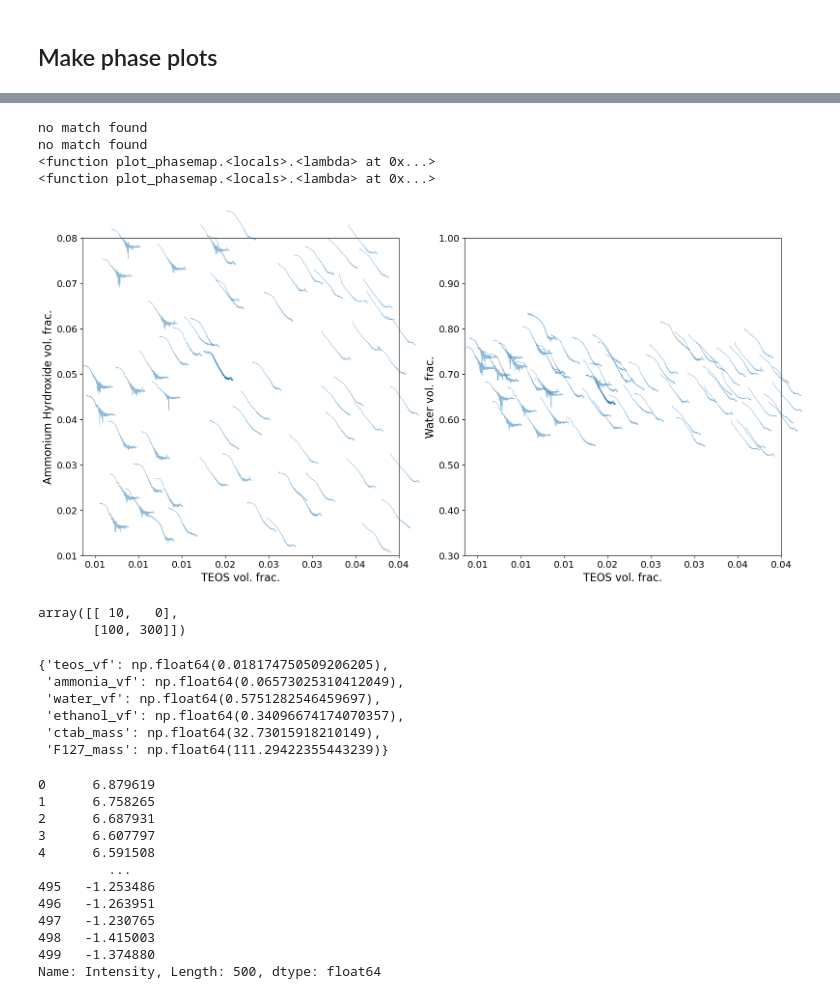
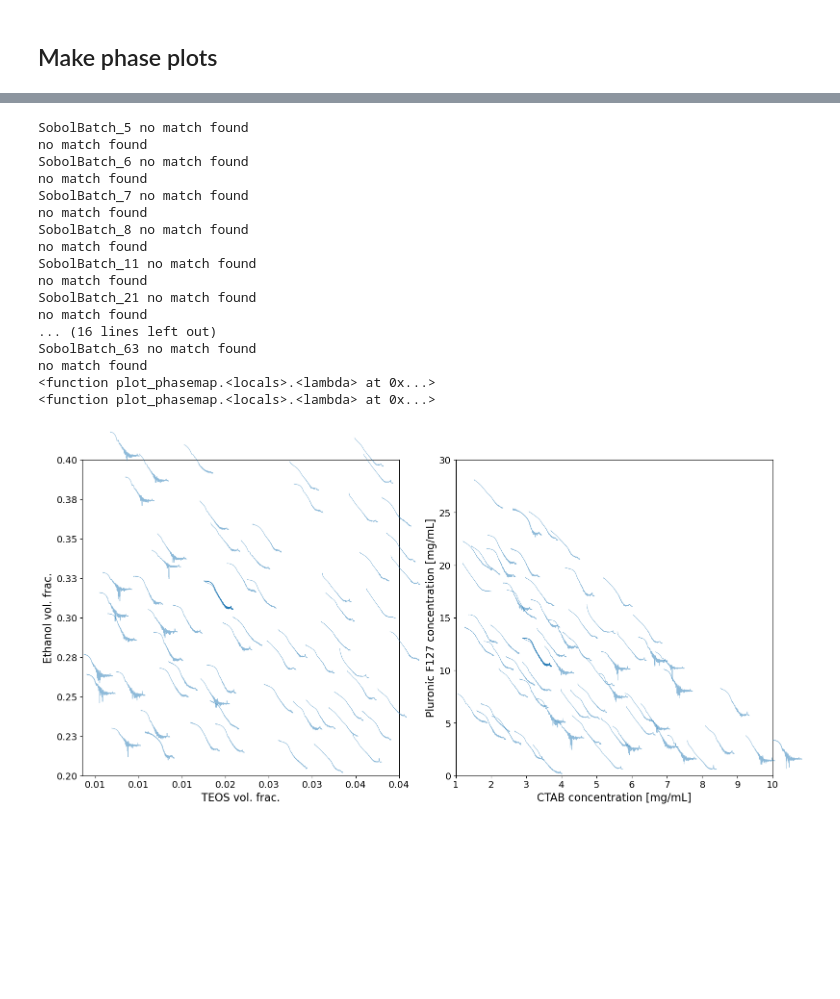
Before and after one commit to pozzo-research-group/silica-np-synthesis, a Jupyter notebook: APS_data_analysis/USAXS_monodisperse_dispersion_maps.ipynb, the cells around one changed output, grey strips where cells are left out. Cells and saved outputs as stored; diff of their text form; code cells hidden in the pictures; blank space fills up the shorter version.

```diff
--- a/APS_data_analysis/USAXS_monodisperse_dispersion_maps.ipynb
+++ b/APS_data_analysis/USAXS_monodisperse_dispersion_maps.ipynb
@@ -29,6 +32,9 @@ paths = os.listdir(data_fp)
 sample_table = pd.read_csv("/mnt/c/Users/bgpel/My Drive/Research/PozzoResearchGroup/APS_Beamtime_Sp25/APS_sample_reference_cartridgebatch.csv")
 # %%
 composition_table = pd.read_csv('../APS/Mesoporous_SobolBaseline_APS_BatchMode_3_29_25.csv').set_index('uuid', drop=True)
+# %%
+ctab_mass_to_conc = 0.1
+pluronic_mass_to_conc = 0.1
 # %%
 def get_composition(row, teos_dilution_ratio, ctab_concentration, f127_concentration):
     teos_volume = row['teos_volume']
@@ -331,13 +326,13 @@ f127_max_vf = constants['f127']['maximum_mass']/constants['f127']['stock_concent
 lower_bounds = [constants['TEOS']['minimum_volume_fraction'],
                 constants['ammonia']['minimum_volume_fraction'],
                 constants['ethanol']['minimum_volume_fraction'],
-                constants['ctab']['minimum_mass'],
-                constants['f127']['minimum_mass'],
+                constants['ctab']['minimum_mass']*ctab_mass_to_conc,
+                constants['f127']['minimum_mass']*pluronic_mass_to_conc,
                 constants['water']['minimum_volume_fraction']]
 
 upper_bounds = [constants['TEOS']['maximum_volume_fraction'],
                 constants['ammonia']['maximum_volume_fraction'],
                 constants['ethanol']['maximum_volume_fraction'],
-                constants['ctab']['maximum_mass'],
-                constants['f127']['maximum_mass'],
+                constants['ctab']['maximum_mass']*ctab_mass_to_conc,
+                constants['f127']['maximum_mass']*pluronic_mass_to_conc,
                 constants['water']['maximum_volume_fraction']]
@@ -343,0 +341,5 @@ upper_bounds = [constants['TEOS']['maximum_volume_fraction'],
+# %%
+for uuid_val, entry in sobolbatch_samples.items():
+    sample = entry['composition']
+    sobolbatch_samples[uuid_val]['composition']['ctab_conc'] = sample['ctab_mass']*ctab_mass_to_conc
+    sobolbatch_samples[uuid_val]['composition']['F127_conc'] = sample['F127_mass']*pluronic_mass_to_conc
@@ -349,17 +371,17 @@ def format_func_0(x, _):
     return f'{x:.2f}'
 
 def format_func(x, _):
-    return f'{x:.2f}'
+    return f'{x:.0f}'
 # %%
 x_ind = 0
-y_ind = 1
+y_ind = 2
 
-x_2_ind = 0
-y_2_ind = 5
+x_2_ind = 3
+y_2_ind = 4
 
 
-names = ['teos_vf', 'ammonia_vf', 'ethanol_vf', 'ctab_mass', 'F127_mass', 'water_vf']
-labels = ['TEOS vol. frac.', 'Ammonium Hyrdroxide vol. frac.', 'Ethanol vol. frac.', 'CTAB mass', 'Pluronic F127 mass', 'Water vol. frac.']
+names = ['teos_vf', 'ammonia_vf', 'ethanol_vf', 'ctab_conc', 'F127_conc', 'water_vf']
+labels = ['TEOS vol. frac.', 'Ammonium Hyrdroxide vol. frac.', 'Ethanol vol. frac.', 'CTAB concentration [mg/mL]', 'Pluronic F127 concentration [mg/mL]', 'Water vol. frac.']
 
 x_name = names[x_ind]
 y_name = names[y_ind]
@@ -414,67 +436,51 @@ for uuid_val, sample in sobolbatch_samples.items():
     colors_2.append(get_colormap_color_aggregates(sample['sample_name'], monodisperse_dispersion, monodisperse_aggregates, polydisperse_dispersion, polydisperse_aggregates, other))
 
 
-
+colors_1 = [color if color == 'red' else 'black' for color in colors_1]
 s = np.array(s)
 
-pd_utils.plot_phasemap(bounds, ax[0], c_1, s)
-pd_utils.plot_phasemap(bounds_2, ax[1], c_2, s)
+pd_utils.plot_phasemap(bounds, ax[0], c_1, s)#, colors = colors_1)
+pd_utils.plot_phasemap(bounds_2, ax[1], c_2, s)#, colors = colors_1)
 
 ax[0].set_xlabel(f'{labels[x_ind]}', size = 16)
 ax[0].set_ylabel(f'{labels[y_ind]}', size = 16)
 ax[0].yaxis.set_major_formatter(FuncFormatter(format_func_0))
 ax[0].xaxis.set_major_formatter(FuncFormatter(format_func_0))
 
 ax[0].set_xlim([bounds[0][0], bounds[1][0]])
 ax[0].set_ylim([bounds[0][1], bounds[1][1]])
 
 ax[1].set_xlabel(f'{labels[x_2_ind]}', size = 16)
 ax[1].set_ylabel(f'{labels[y_2_ind]}', size = 16)
 
 ax[1].yaxis.set_major_formatter(FuncFormatter(format_func))
 ax[1].xaxis.set_major_formatter(FuncFormatter(format_func))
 
 ax[1].set_xlim([bounds_2[0][0], bounds_2[1][0]])
 ax[1].set_ylim([bounds_2[0][1], bounds_2[1][1]])
 
 ax[0].tick_params(axis='both', labelsize=14)
 ax[1].tick_params(axis='both', labelsize=14)
 
 
 plt.tight_layout()
-plt.savefig('USAXS_phaseplots_ammoniawater.png', dpi = 300)
+plt.savefig('USAXS_phaseplots_TEOSEthanolSurfactants.png', dpi = 300)
 # %% [output]
+SobolBatch_5 no match found
 no match found
+SobolBatch_6 no match found
+no match found
+SobolBatch_7 no match found
+no match found
+SobolBatch_8 no match found
+no match found
+SobolBatch_11 no match found
+no match found
+SobolBatch_21 no match found
+no match found
+... (16 lines left out)
+SobolBatch_63 no match found
 no match found
 <function plot_phasemap.<locals>.<lambda> at 0x...>
 <function plot_phasemap.<locals>.<lambda> at 0x...>
-[figure, old version]
+[figure, new version]
-# %%
-bounds_2
-# %% [output]
-array([[ 10,   0],
-       [100, 300]])
-# %%
-sample['composition']
-# %% [output]
-{'teos_vf': np.float64(0.018174750509206205),
- 'ammonia_vf': np.float64(0.06573025310412049),
- 'water_vf': np.float64(0.5751282546459697),
- 'ethanol_vf': np.float64(0.34096674174070357),
- 'ctab_mass': np.float64(32.73015918210149),
- 'F127_mass': np.float64(111.29422355443239)}
-# %%
-np.log10(sample['data']['Intensity'])
-# %% [output]
-0      6.879619
-1      6.758265
-2      6.687931
-3      6.607797
-4      6.591508
-         ...
-495   -1.253486
-496   -1.263951
-497   -1.230765
-498   -1.415003
-499   -1.374880
-Name: Intensity, Length: 500, dtype: float64
```
Also changed, not shown: parts of 22 cells of this notebook, 4 other files.
